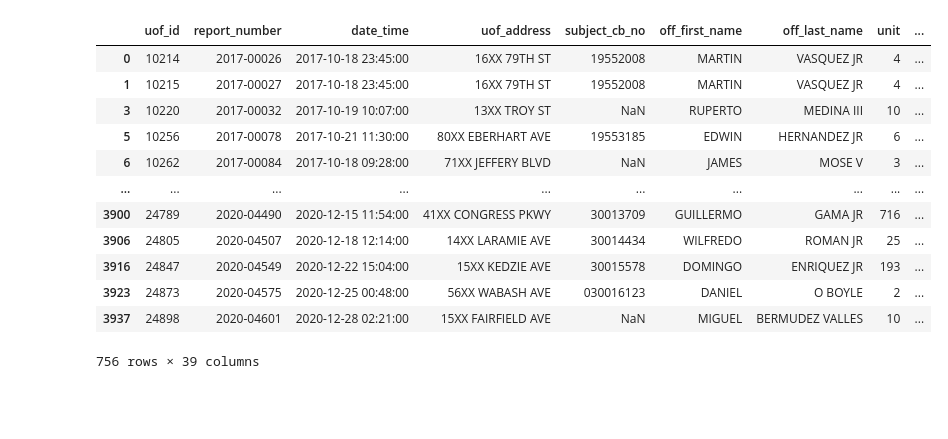
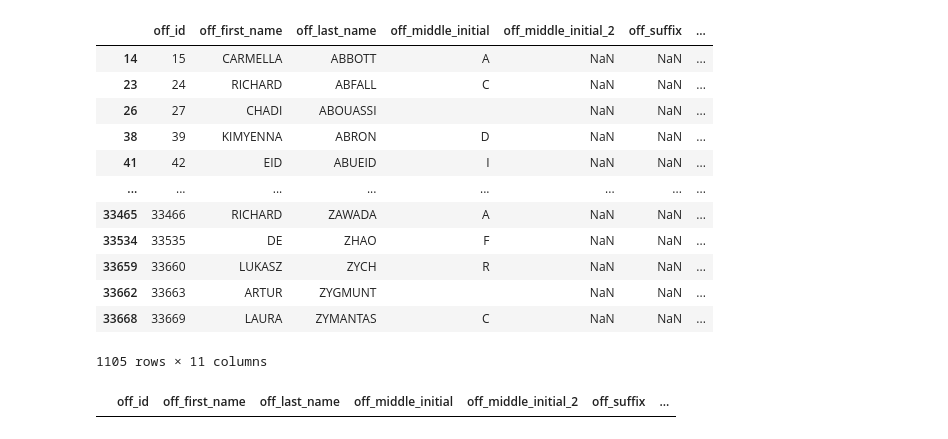
Before and after one commit to kroy/cpd-parse, a Jupyter notebook: notebooks/uof_parse_merge_filter_2.ipynb, the cells around one changed output. Cells and saved outputs as stored; diff of their text form; code cells hidden in the pictures; blank space fills up the shorter version.

```diff
--- a/notebooks/uof_parse_merge_filter_2.ipynb
+++ b/notebooks/uof_parse_merge_filter_2.ipynb
@@ -1,30 +1,42 @@
 # %%
 import pandas as pd
 from data_tweak.normalizers import normalize_race, normalize_sex
+
 base_file_path = "../files"
 
 """
   in this filter, lets address uof incidents that weren't discarded due to missing
   elements of the previous merge key:
     ["off_first_name", "off_last_name", "off_birth_year", "off_sex", "off_race"]
+  but which we didn't find a matching officer in the officer profiles file
 """
 uof_unmerged_df = pd.read_csv(base_file_path + "/events/officer_id_merged/uof_merged_no_match_filter_1.csv")
 officer_prof_df = pd.read_csv(base_file_path + "/profiles/officer_profile.csv")
 
 officer_prof_df["off_sex"] = officer_prof_df["off_sex"].transform(normalize_sex)
 officer_prof_df["off_race"] = officer_prof_df["off_race"].transform(normalize_race)
-uof_unmerged_df[uof_unmerged_df["off_last_name"].str.contains(" ")]
+
+
+officer_prof_df.loc[officer_prof_df["off_year_of_birth"].isna()]
 # %% [output]
-|  | uof_id | report_number | date_time | uof_address | subject_cb_no | off_first_name | off_last_name | unit | ... |
-| 0 | 10214 | 2017-00026 | 2017-10-18 23:45:00 | 16XX 79TH ST | 19552008 | MARTIN | VASQUEZ JR | 4 | ... |
-| 1 | 10215 | 2017-00027 | 2017-10-18 23:45:00 | 16XX 79TH ST | 19552008 | MARTIN | VASQUEZ JR | 4 | ... |
-| 3 | 10220 | 2017-00032 | 2017-10-19 10:07:00 | 13XX TROY ST | NaN | RUPERTO | MEDINA III | 10 | ... |
-| 5 | 10256 | 2017-00078 | 2017-10-21 11:30:00 | 80XX EBERHART AVE | 19553185 | EDWIN | HERNANDEZ JR | 6 | ... |
-| 6 | 10262 | 2017-00084 | 2017-10-18 09:28:00 | 71XX JEFFERY BLVD | NaN | JAMES | MOSE V | 3 | ... |
-| ... | ... | ... | ... | ... | ... | ... | ... | ... | ... |
-| 3900 | 24789 | 2020-04490 | 2020-12-15 11:54:00 | 41XX CONGRESS PKWY | 30013709 | GUILLERMO | GAMA JR | 716 | ... |
-| 3906 | 24805 | 2020-04507 | 2020-12-18 12:14:00 | 14XX LARAMIE AVE | 30014434 | WILFREDO | ROMAN JR | 25 | ... |
-| 3916 | 24847 | 2020-04549 | 2020-12-22 15:04:00 | 15XX KEDZIE AVE | 30015578 | DOMINGO | ENRIQUEZ JR | 193 | ... |
-| 3923 | 24873 | 2020-04575 | 2020-12-25 00:48:00 | 56XX WABASH AVE | 030016123 | DANIEL | O BOYLE | 2 | ... |
-| 3937 | 24898 | 2020-04601 | 2020-12-28 02:21:00 | 15XX FAIRFIELD AVE | NaN | MIGUEL | BERMUDEZ VALLES | 10 | ... |
+|  | off_id | off_first_name | off_last_name | off_middle_initial | off_middle_initial_2 | off_suffix | ... |
+| 14 | 15 | CARMELLA | ABBOTT | A | NaN | NaN | ... |
+| 23 | 24 | RICHARD | ABFALL | C | NaN | NaN | ... |
+| 26 | 27 | CHADI | ABOUASSI |  | NaN | NaN | ... |
+| 38 | 39 | KIMYENNA | ABRON | D | NaN | NaN | ... |
+| 41 | 42 | EID | ABUEID | I | NaN | NaN | ... |
+| ... | ... | ... | ... | ... | ... | ... | ... |
+| 33465 | 33466 | RICHARD | ZAWADA | A | NaN | NaN | ... |
+| 33534 | 33535 | DE | ZHAO | F | NaN | NaN | ... |
+| 33659 | 33660 | LUKASZ | ZYCH | R | NaN | NaN | ... |
+| 33662 | 33663 | ARTUR | ZYGMUNT |  | NaN | NaN | ... |
+| 33668 | 33669 | LAURA | ZYMANTAS | C | NaN | NaN | ... |
-756 rows × 39 columns
+1105 rows × 11 columns
+# %%
+officer_prof_df.loc[officer_prof_df["off_sex"].isna()]
+
+
+# join_left_cols = ["off_first_name", "off_last_name"]
+# uof_unmerged_df[uof_unmerged_df["off_last_name"].str.contains(" ")]
+# %% [output]
+|  | off_id | off_first_name | off_last_name | off_middle_initial | off_middle_initial_2 | off_suffix | ... |
```
Also changed, not shown: parts of 3 cells of this notebook, 4 other files.
